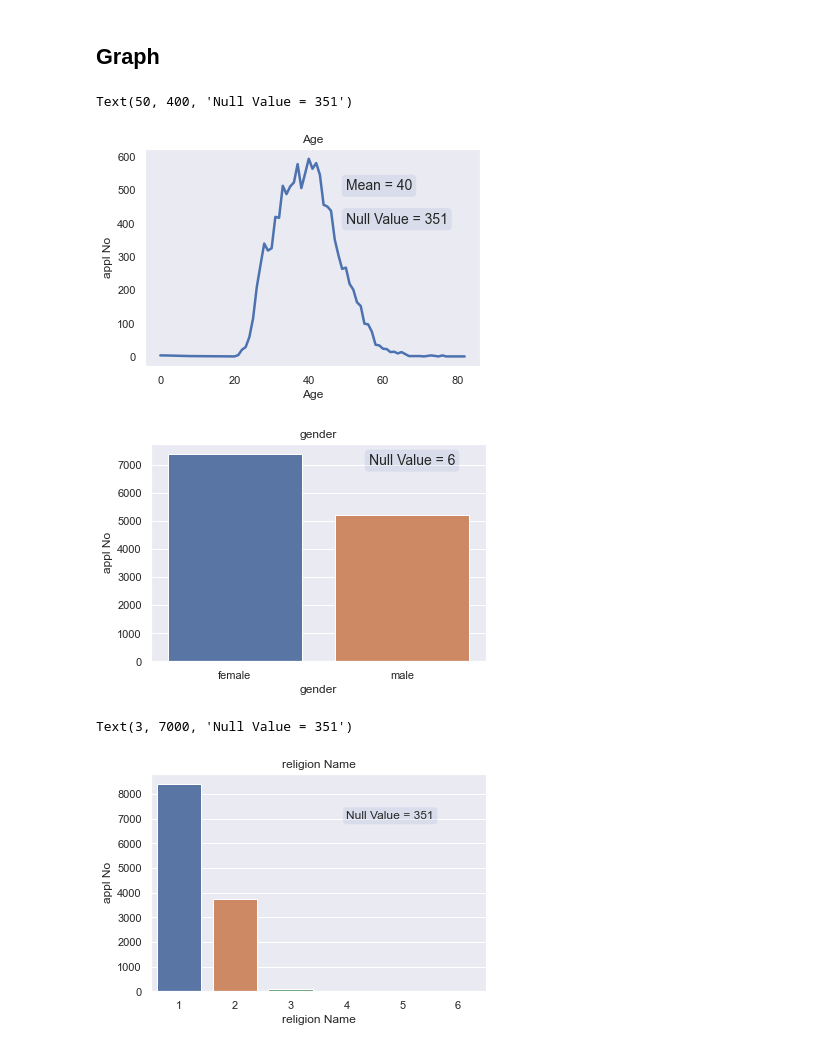
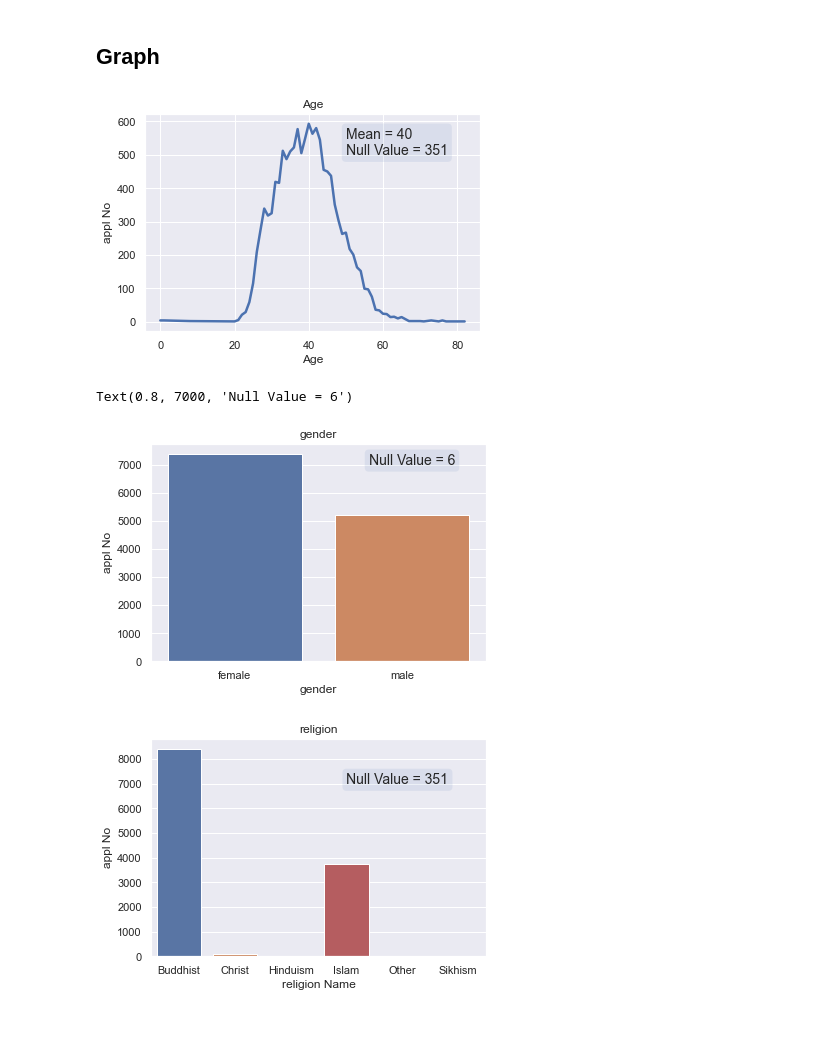
Before and after one commit to Taecpy/Dev-Scoring, a Jupyter notebook: code/2.clean_data.ipynb, the cells around one changed output. Cells and saved outputs as stored; diff of their text form; code cells hidden in the pictures.

```diff
--- a/code/2.clean_data.ipynb
+++ b/code/2.clean_data.ipynb
@@ -73,38 +109,38 @@ Age_M = round(df["Age"].mean())
 df_v = group_data(df,'appl No','Age')
 sns.lineplot(data=df_v, x="Age", y="appl No",linewidth=2.5).set(title='Age')
 sns.set_style("darkgrid")
-plt.grid()
-plt.text(50, 500, f'Mean = {Age_M}', fontsize=14, bbox=dict(boxstyle="round", alpha=0.1))
-plt.text(50, 400, f'Null Value = {df_v.iloc[62,1]}', fontsize=14, bbox=dict(boxstyle="round", alpha=0.1))
-# plt.gcf()
-# plt.savefig(graph_v+'Age.jpg')
+# plt.grid()
+textstr = '\n'.join((f'Mean = {Age_M}',f'Null Value = {df_v.iloc[62,1]}' ))
+plt.text(50, 500, textstr, fontsize=14, bbox=dict(boxstyle="round", alpha=0.1))
+plt.gcf()
+plt.savefig(graph_v+'Age.jpg')
 # %% [output]
-Text(50, 400, 'Null Value = 351')
-[figure, old version]
+[figure, new version]
 # %%
 ## Age
 df_v = group_data(df,'appl No','gender')
 sns.barplot(data=df_v, x="gender", y="appl No",).set(title='gender')
 sns.set_style("darkgrid")
 plt.text(0.8, 7000, f'Null Value = {df_v.iloc[2,1]}', fontsize=14, bbox=dict(boxstyle="round", alpha=0.1))
-plt.gcf()
-plt.savefig(graph_v+'gender.jpg')
+# plt.gcf()
+# plt.savefig(graph_v+'gender.jpg')
 # %% [output]
+Text(0.8, 7000, 'Null Value = 6')
 [figure]
 # %%
 ## religion Name
 ''' religion = {'พุทธ':'1',
                 'อิสลาม':'2',
                 'คริสต์':'3',
                 'ฮินดู':'4',
                 'ซิกข์':'5',
                 'อื่นๆ':'6'}'''
 df_v = group_data(df,'appl No','religion Name')
-sns.barplot(data=df_v, x="religion Name", y="appl No",).set(title='religion Name')
+sns.barplot(data=df_v, x="religion Name", y="appl No",).set(title='religion')
 sns.set_style("darkgrid")
-plt.text(3, 7000, f'Null Value = {df_v.iloc[6,1]}', fontsize=12, bbox=dict(boxstyle="round", alpha=0.1))
+# plt.text(3, 4000,'Buddhist : 1\nIslam : 2\nChrist: 3\nHinduism: 4\nSikhism:5\nOther:6' ,fontsize=12, bbox=dict(boxstyle="round", alpha=0.1))
+plt.text(3, 7000, f'Null Value = {df_v.iloc[6,1]}', fontsize=14, bbox=dict(boxstyle="round", alpha=0.1))
 # plt.gcf()
-# plt.savefig(graph_v+'gender.jpg')
+# plt.savefig(graph_v+'religion Name.jpg')
 # %% [output]
-Text(3, 7000, 'Null Value = 351')
-[figure, old version]
+[figure, new version]
```
Also changed, not shown: parts of 6 cells of this notebook, 5 other files.
